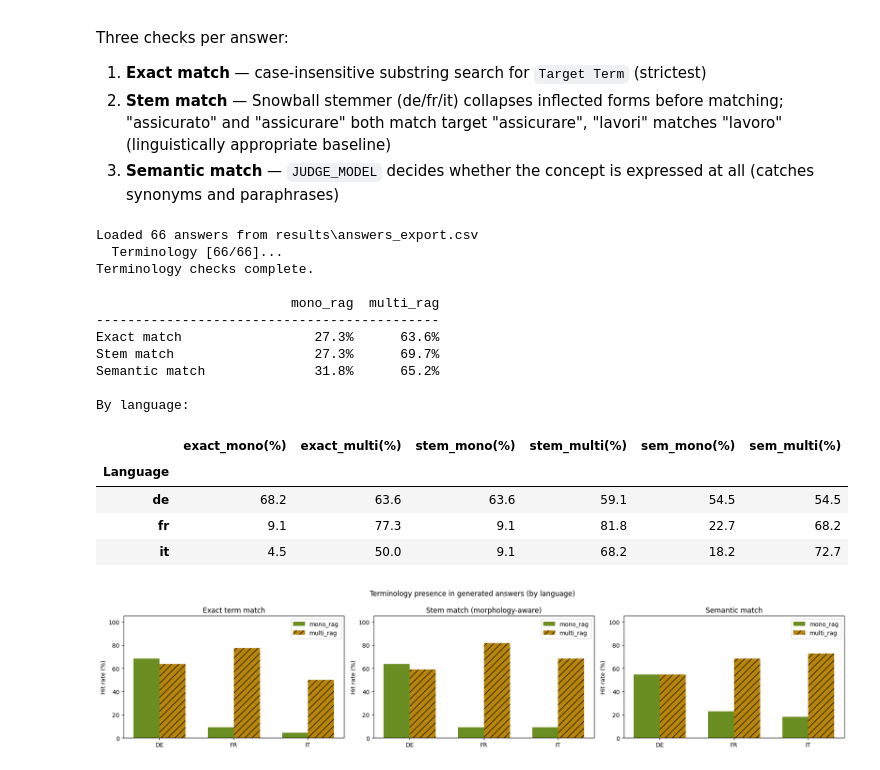
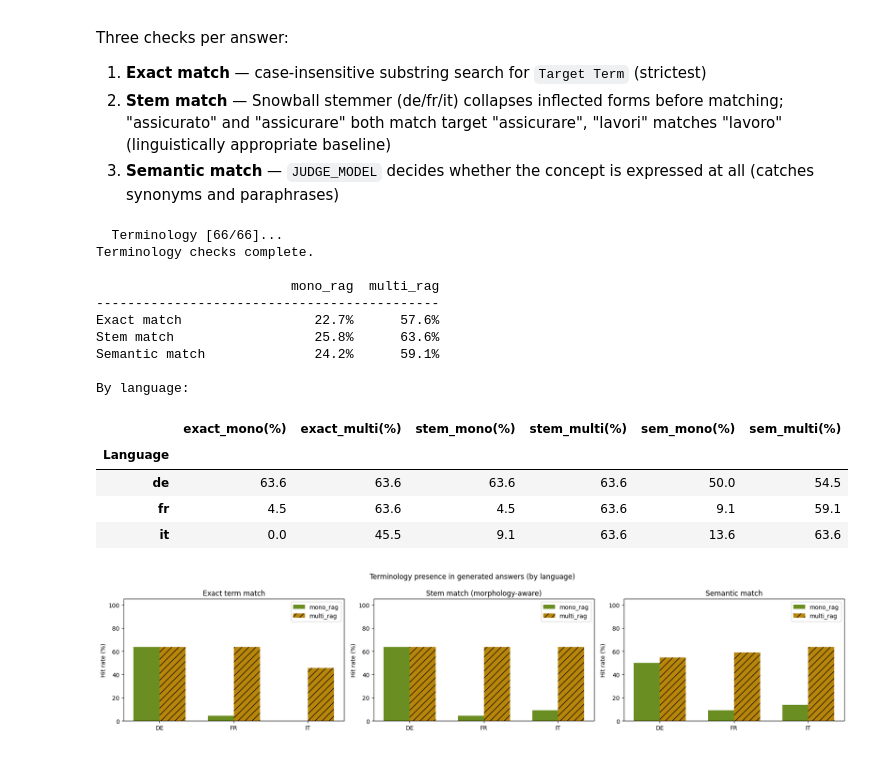
Before and after one commit to WpnSta/CAS_Project_tRAG, a Jupyter notebook: notebooks/evaluation.ipynb, the cells around one changed output. Cells and saved outputs as stored; diff of their text form; code cells hidden in the pictures.

```diff
--- a/notebooks/evaluation.ipynb
+++ b/notebooks/evaluation.ipynb
@@ -209,23 +251,24 @@ Retrieval complete for 66 questions.
 # %%
-if not RUN_RETRIEVAL:
-    print("RUN_RETRIEVAL is False — skipping.")
+if not RUN_EVALUATION or "df_answers" not in dir():
+    print("RUN_EVALUATION is False — skipping retrieval summary.")
 else:
-    n = len(df_retr)
+    n = len(df_answers)
 
     # Overall hit rate
     print(f"{'Setup':<12} {'Hits':>6} {'Total':>6} {'Hit rate':>10}")
     print("-" * 38)
     for setup, col in [("mono_rag", "hit_mono"), ("multi_rag", "hit_multi")]:
-        hits = int(df_retr[col].sum())
+        hits = int(df_answers[col].sum())
         print(f"{setup:<12} {hits:>6} {n:>6} {100*hits/n:>9.1f}%")
 
     # By language
-    lang_r = df_retr.groupby("Language")[["hit_mono", "hit_multi"]].mean() * 100
+    lang_r = df_answers.groupby("Language")[["hit_mono", "hit_multi"]].mean() * 100
     lang_r.columns = ["mono_rag (%)", "multi_rag (%)"]
     print("\nHit rate by language:"); display(lang_r.round(1))
 
     # By regulation
-    reg_r = df_retr.groupby("reg_num")[["hit_mono", "hit_multi"]].mean() * 100
+    _df_r = df_answers.merge(df_q[["ID", "reg_num"]], on="ID", how="left")
+    reg_r = _df_r.groupby("reg_num")[["hit_mono", "hit_multi"]].mean() * 100
     reg_r.columns = ["mono_rag (%)", "multi_rag (%)"]
     reg_r = reg_r.sort_index(key=lambda s: s.str.extract(r'(\d+)$')[0].astype(int))
     print("\nHit rate by regulation:"); display(reg_r.round(1))
@@ -234,8 +277,8 @@ else:
     print("\nMean top-1 rerank score — hits vs. misses:")
     for setup, hc, sc in [("mono_rag", "hit_mono", "rerank_mono"),
                            ("multi_rag", "hit_multi", "rerank_multi")]:
-        h = df_retr.loc[df_retr[hc] == True,  sc].mean()
-        m = df_retr.loc[df_retr[hc] == False, sc].mean()
+        h = df_answers.loc[df_answers[hc] == True,  sc].mean()
+        m = df_answers.loc[df_answers[hc] == False, sc].mean()
         print(f"  {setup:<12}  hits={h:.3f}  misses={m:.3f}")
 # %% [output]
 Setup          Hits  Total   Hit rate
@@ -560,7 +542,7 @@ else:
             print(f"Loaded {len(df_answers)} answers from {ANSWERS_EXPORT}")
         else:
             raise FileNotFoundError(
-                f"{ANSWERS_EXPORT} not found. Run Section 2 with RUN_GENERATION=True first."
+                f"{ANSWERS_EXPORT} not found. Run the evaluation cell with RUN_EVALUATION=True first."
             )
 
     LANG_TO_SNOWBALL = {"de": "german", "fr": "french", "it": "italian"}
@@ -641,40 +623,42 @@ else:
     ]
     print("\nBy language:"); display(lang_t.round(1))
 # %% [output]
-Loaded 66 answers from results\answers_export.csv
   Terminology [66/66]...
 Terminology checks complete.
 
                          mono_rag  multi_rag
 --------------------------------------------
-Exact match                 27.3%      63.6%
-Stem match                  27.3%      69.7%
-Semantic match              31.8%      65.2%
+Exact match                 22.7%      57.6%
+Stem match                  25.8%      63.6%
+Semantic match              24.2%      59.1%
 
 By language:
 |  | exact_mono(%) | exact_multi(%) | stem_mono(%) | stem_multi(%) | sem_mono(%) | sem_multi(%) |
 | Language |  |  |  |  |  |  |
-| de | 68.2 | 63.6 | 63.6 | 59.1 | 54.5 | 54.5 |
-| fr | 9.1 | 77.3 | 9.1 | 81.8 | 22.7 | 68.2 |
-| it | 4.5 | 50.0 | 9.1 | 68.2 | 18.2 | 72.7 |
+| de | 63.6 | 63.6 | 63.6 | 63.6 | 50.0 | 54.5 |
+| fr | 4.5 | 63.6 | 4.5 | 63.6 | 9.1 | 59.1 |
+| it | 0.0 | 45.5 | 9.1 | 63.6 | 13.6 | 63.6 |
 # %%
-# Charts — three panels: exact / stem / semantic match by language
-fig, axes = plt.subplots(1, 3, figsize=(18, 4))
-langs = lang_t.index.tolist(); x = np.arange(len(langs)); w = 0.35
-for ax, mc, mlc, title in [
-    (axes[0], "exact_mono(%)", "exact_multi(%)", "Exact term match"),
-    (axes[1], "stem_mono(%)",  "stem_multi(%)",  "Stem match (morphology-aware)"),
-    (axes[2], "sem_mono(%)",   "sem_multi(%)",   "Semantic match"),
-]:
-    ax.bar(x - w/2, lang_t[mc],  w, label="mono_rag",  color="olivedrab")
-    ax.bar(x + w/2, lang_t[mlc], w, label="multi_rag", color="darkgoldenrod", hatch="//")
-    ax.set_xticks(x); ax.set_xticklabels([l.upper() for l in langs])
-    ax.set_ylabel("Hit rate (%)"); ax.set_ylim(0, 105)
-    ax.set_title(title); ax.legend()
-plt.suptitle("Terminology presence in generated answers (by language)")
-plt.tight_layout(); plt.show()
+# Chart: terminology match rates by language
+if not RUN_TERMINOLOGY or "lang_t" not in dir():
+    print("Run the terminology cell first.")
+else:
+    fig, axes = plt.subplots(1, 3, figsize=(18, 4))
+    langs = lang_t.index.tolist(); x = np.arange(len(langs)); w = 0.35
+    for ax, mc, mlc, title in [
+        (axes[0], "exact_mono(%)", "exact_multi(%)", "Exact term match"),
+        (axes[1], "stem_mono(%)",  "stem_multi(%)",  "Stem match (morphology-aware)"),
+        (axes[2], "sem_mono(%)",   "sem_multi(%)",   "Semantic match"),
+    ]:
+        ax.bar(x - w/2, lang_t[mc],  w, label="mono_rag",  color="olivedrab")
+        ax.bar(x + w/2, lang_t[mlc], w, label="multi_rag", color="darkgoldenrod", hatch="//")
+        ax.set_xticks(x); ax.set_xticklabels([l.upper() for l in langs])
+        ax.set_ylabel("Hit rate (%)"); ax.set_ylim(0, 105)
+        ax.set_title(title); ax.legend()
+    plt.suptitle("Terminology presence in generated answers (by language)")
+    plt.tight_layout(); plt.show()
 # %% [output]
-[figure, old version]
+[figure, new version]
 # %%
 # Gap analysis using stem match as the linguistically appropriate baseline.
 #
```
Also changed, not shown: parts of 22 cells of this notebook, 13 other files.
